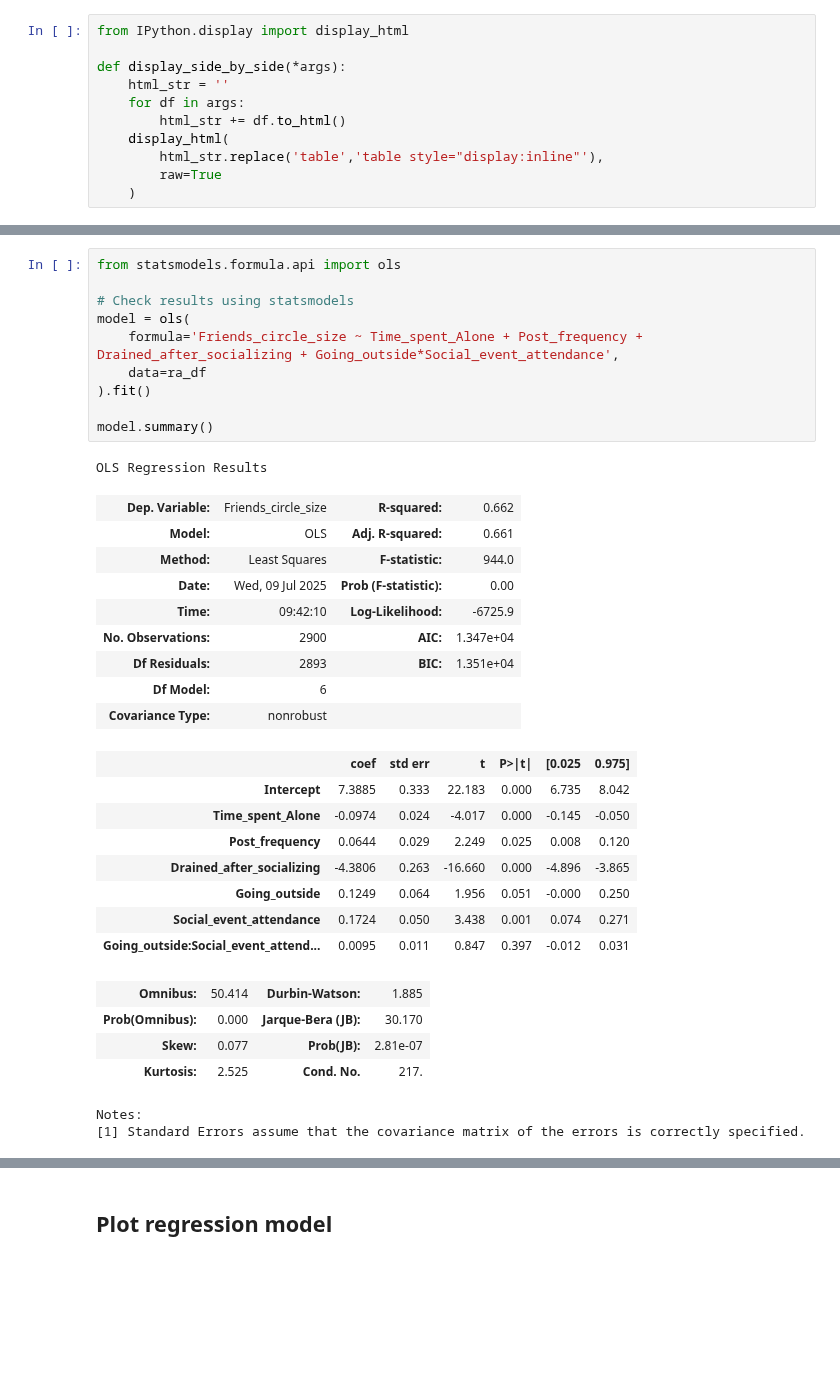
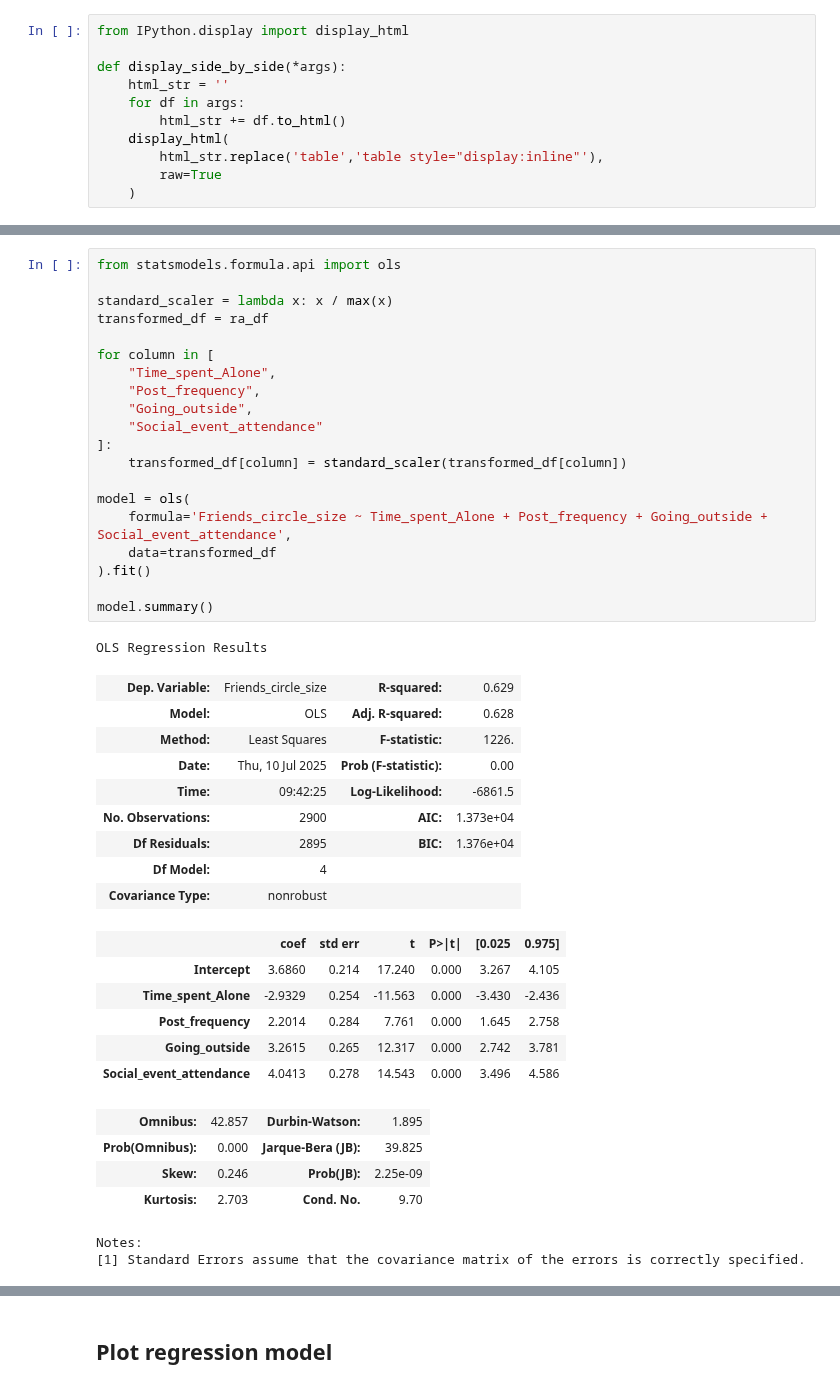
Before and after one commit to Prokope45/NeuralNetworkProject, a Jupyter notebook: LinearRegressionAnalysis.ipynb, the cells around one changed output, grey strips where cells are left out. Saved outputs shown, nothing was run; the diff lists cells and outputs as text; blank space fills up the shorter version.

```diff
--- a/LinearRegressionAnalysis.ipynb
+++ b/LinearRegressionAnalysis.ipynb
@@ -103,35 +111,43 @@ R-Squared: 0.596632269105434
 # %%
 from statsmodels.formula.api import ols
 
-# Check results using statsmodels
+standard_scaler = lambda x: x / max(x)
+transformed_df = ra_df
+
+for column in [
+    "Time_spent_Alone",
+    "Post_frequency",
+    "Going_outside",
+    "Social_event_attendance"
+]:
+    transformed_df[column] = standard_scaler(transformed_df[column])
+
 model = ols(
-    formula='Friends_circle_size ~ Time_spent_Alone + Post_frequency + Drained_after_socializing + Going_outside*Social_event_attendance',
-    data=ra_df
+    formula='Friends_circle_size ~ Time_spent_Alone + Post_frequency + Going_outside + Social_event_attendance',
+    data=transformed_df
 ).fit()
 
 model.summary()
 # %% [output]
 OLS Regression Results
-| Dep. Variable: | Friends_circle_size | R-squared: | 0.662 |
-| Model: | OLS | Adj. R-squared: | 0.661 |
-| Method: | Least Squares | F-statistic: | 944.0 |
-| Date: | Wed, 09 Jul 2025 | Prob (F-statistic): | 0.00 |
-| Time: | 09:42:10 | Log-Likelihood: | -6725.9 |
-| No. Observations: | 2900 | AIC: | 1.347e+04 |
-| Df Residuals: | 2893 | BIC: | 1.351e+04 |
-| Df Model: | 6 |  |  |
+| Dep. Variable: | Friends_circle_size | R-squared: | 0.629 |
+| Model: | OLS | Adj. R-squared: | 0.628 |
+| Method: | Least Squares | F-statistic: | 1226. |
+| Date: | Thu, 10 Jul 2025 | Prob (F-statistic): | 0.00 |
+| Time: | 09:42:25 | Log-Likelihood: | -6861.5 |
+| No. Observations: | 2900 | AIC: | 1.373e+04 |
+| Df Residuals: | 2895 | BIC: | 1.376e+04 |
+| Df Model: | 4 |  |  |
 | Covariance Type: | nonrobust |  |  |
 |  | coef | std err | t | P>|t| | [0.025 | 0.975] |
-| Intercept | 7.3885 | 0.333 | 22.183 | 0.000 | 6.735 | 8.042 |
-| Time_spent_Alone | -0.0974 | 0.024 | -4.017 | 0.000 | -0.145 | -0.050 |
-| Post_frequency | 0.0644 | 0.029 | 2.249 | 0.025 | 0.008 | 0.120 |
-| Drained_after_socializing | -4.3806 | 0.263 | -16.660 | 0.000 | -4.896 | -3.865 |
-| Going_outside | 0.1249 | 0.064 | 1.956 | 0.051 | -0.000 | 0.250 |
-| Social_event_attendance | 0.1724 | 0.050 | 3.438 | 0.001 | 0.074 | 0.271 |
-| Going_outside:Social_event_attend... | 0.0095 | 0.011 | 0.847 | 0.397 | -0.012 | 0.031 |
+| Intercept | 3.6860 | 0.214 | 17.240 | 0.000 | 3.267 | 4.105 |
+| Time_spent_Alone | -2.9329 | 0.254 | -11.563 | 0.000 | -3.430 | -2.436 |
+| Post_frequency | 2.2014 | 0.284 | 7.761 | 0.000 | 1.645 | 2.758 |
+| Going_outside | 3.2615 | 0.265 | 12.317 | 0.000 | 2.742 | 3.781 |
+| Social_event_attendance | 4.0413 | 0.278 | 14.543 | 0.000 | 3.496 | 4.586 |
-| Omnibus: | 50.414 | Durbin-Watson: | 1.885 |
-| Prob(Omnibus): | 0.000 | Jarque-Bera (JB): | 30.170 |
-| Skew: | 0.077 | Prob(JB): | 2.81e-07 |
-| Kurtosis: | 2.525 | Cond. No. | 217. |
+| Omnibus: | 42.857 | Durbin-Watson: | 1.895 |
+| Prob(Omnibus): | 0.000 | Jarque-Bera (JB): | 39.825 |
+| Skew: | 0.246 | Prob(JB): | 2.25e-09 |
+| Kurtosis: | 2.703 | Cond. No. | 9.70 |
 Notes:
 [1] Standard Errors assume that the covariance matrix of the errors is correctly specified.
```
Also changed, not shown: parts of 10 cells of this notebook, 1 other file.
